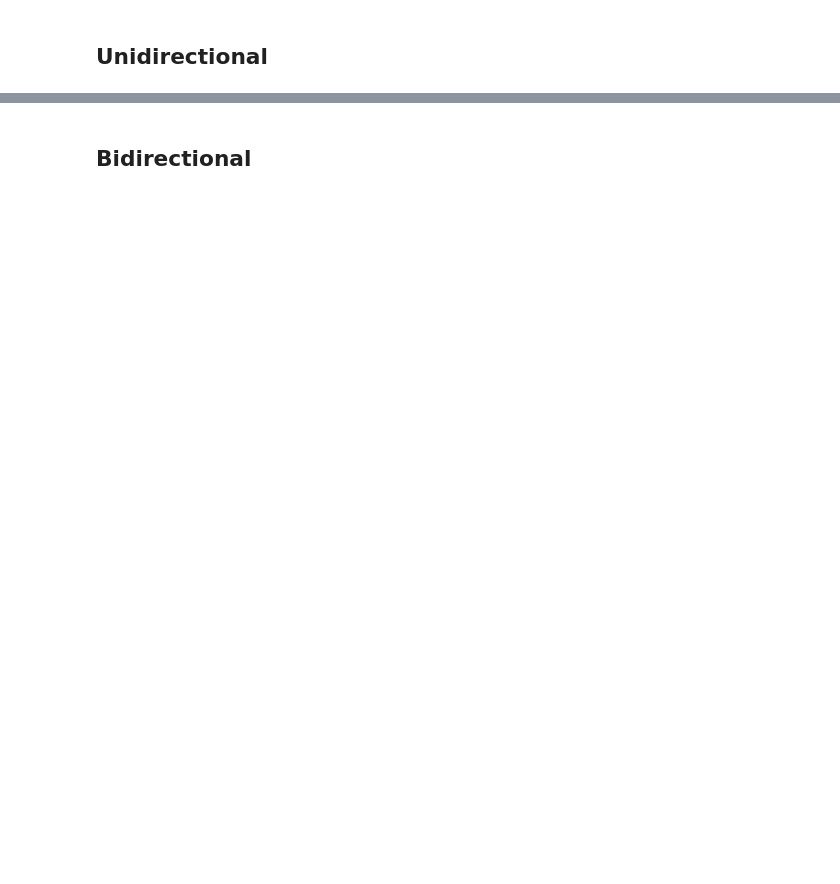
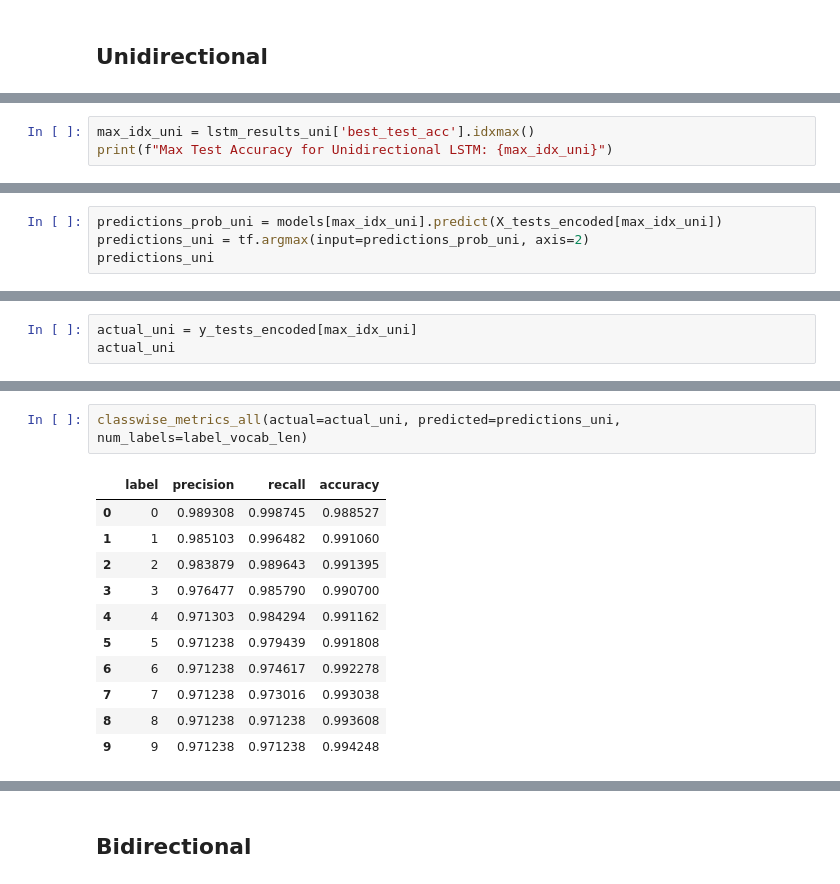
Before and after one commit to ngupta23/ds7337_nlp, a Jupyter notebook: Homework/NGupta_homework4.ipynb, the cells around one changed output, grey strips where cells are left out. Saved outputs shown, nothing was run; the diff lists cells and outputs as text; blank space fills up the shorter version.

```diff
--- a/Homework/NGupta_homework4.ipynb
+++ b/Homework/NGupta_homework4.ipynb
@@ -755,0 +875,3 @@ lstm_results_uni
+# %%
+max_idx_uni = lstm_results_uni['best_test_acc'].idxmax()
+print(f"Max Test Accuracy for Unidirectional LSTM: {max_idx_uni}")
@@ -755,0 +880,4 @@ lstm_results_uni
+# %%
+predictions_prob_uni = models[max_idx_uni].predict(X_tests_encoded[max_idx_uni])
+predictions_uni = tf.argmax(input=predictions_prob_uni, axis=2)
+predictions_uni
@@ -755,0 +893,3 @@ lstm_results_uni
+# %%
+actual_uni = y_tests_encoded[max_idx_uni]
+actual_uni
@@ -755,0 +919,14 @@ lstm_results_uni
+# %%
+classwise_metrics_all(actual=actual_uni, predicted=predictions_uni, num_labels=label_vocab_len)
+# %% [output]
+|  | label | precision | recall | accuracy |
+| 0 | 0 | 0.989308 | 0.998745 | 0.988527 |
+| 1 | 1 | 0.985103 | 0.996482 | 0.991060 |
+| 2 | 2 | 0.983879 | 0.989643 | 0.991395 |
+| 3 | 3 | 0.976477 | 0.985790 | 0.990700 |
+| 4 | 4 | 0.971303 | 0.984294 | 0.991162 |
+| 5 | 5 | 0.971238 | 0.979439 | 0.991808 |
+| 6 | 6 | 0.971238 | 0.974617 | 0.992278 |
+| 7 | 7 | 0.971238 | 0.973016 | 0.993038 |
+| 8 | 8 | 0.971238 | 0.971238 | 0.993608 |
+| 9 | 9 | 0.971238 | 0.971238 | 0.994248 |
```
Also changed, not shown: parts of 34 cells of this notebook.
